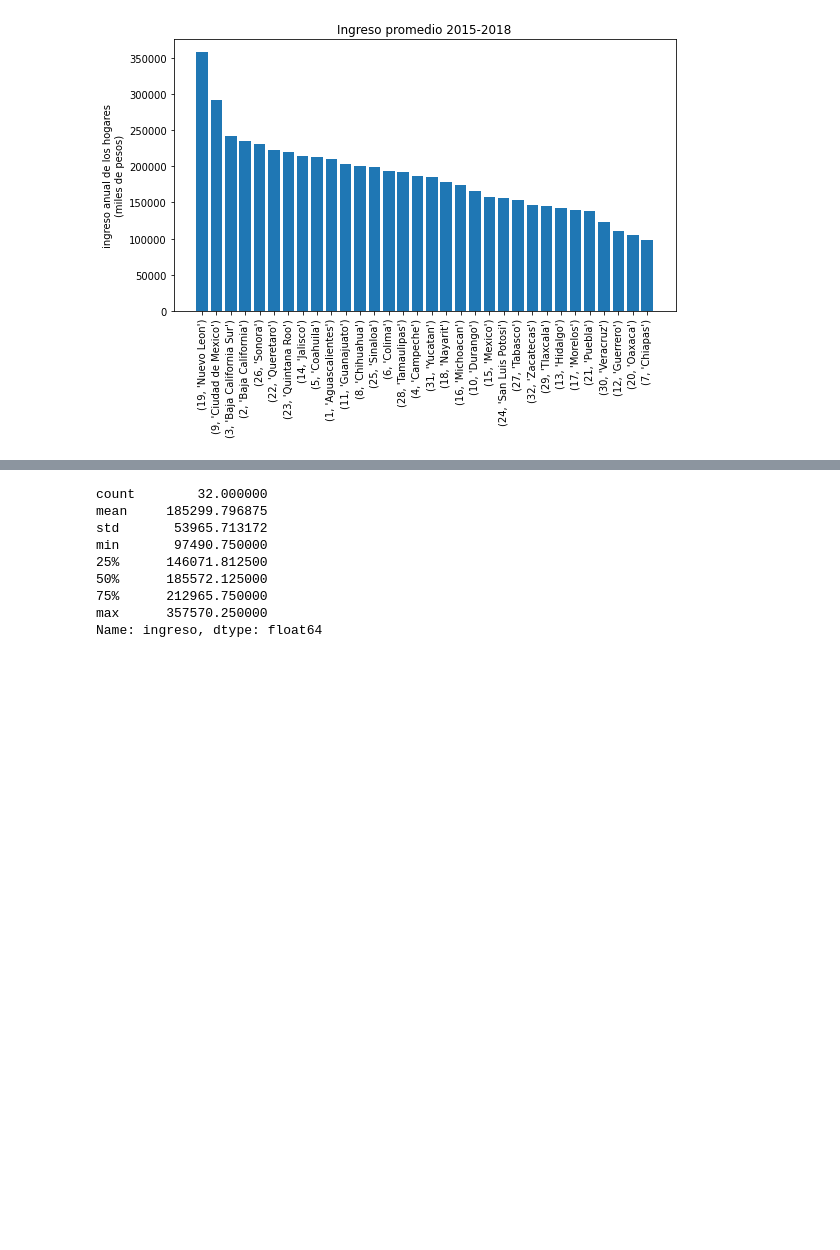
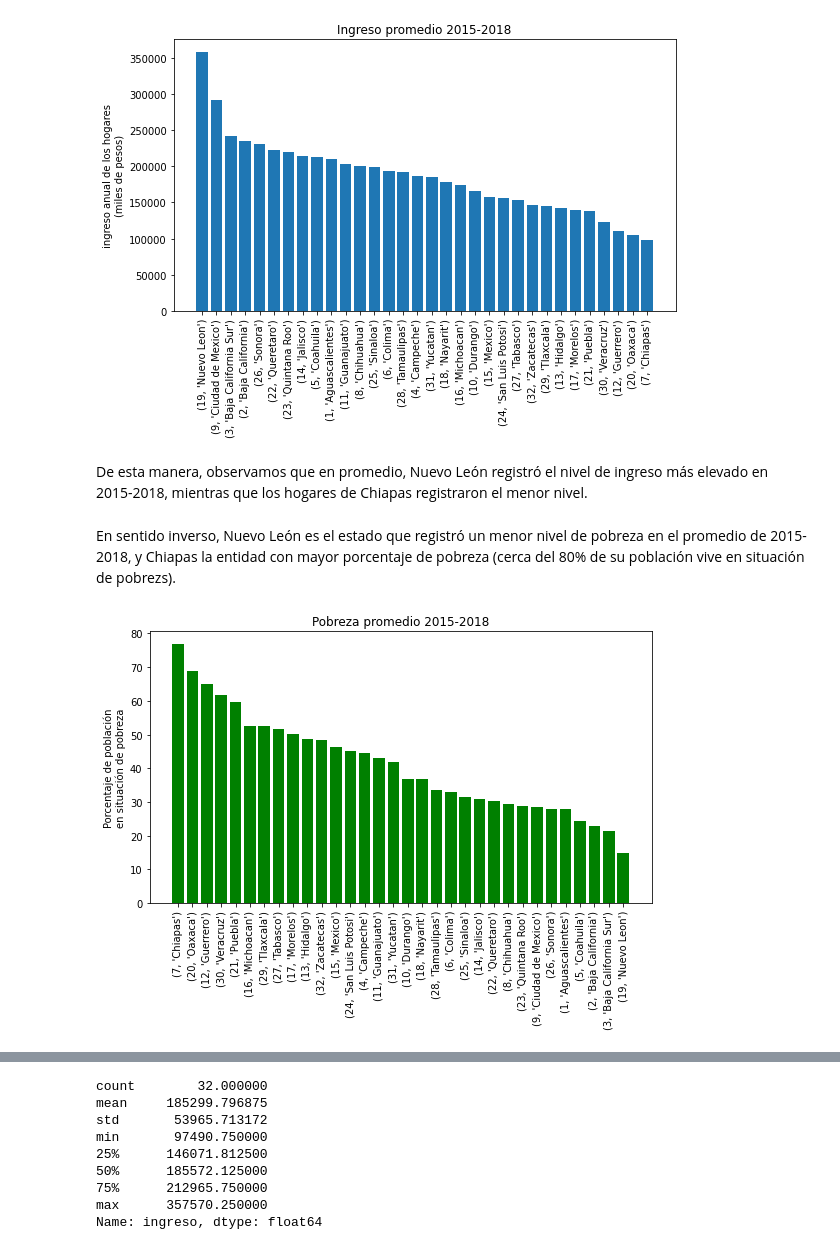
Before and after one commit to prope-2020-gh-classroom/practica-final-por-equipos-verano-2020-itam-JSOHE, a Jupyter notebook: cbautistap_wf.ipynb, the cells around one changed output, grey strips where cells are left out. Drawn from its saved outputs; the diff is of its cells as text; code cells hidden in the pictures; blank space fills up the shorter version.

```diff
--- a/cbautistap_wf.ipynb
+++ b/cbautistap_wf.ipynb
@@ -299,7 +301,20 @@ plt.title("Ingreso promedio 2015-2018")
 plt.show()
 # %% [output]
 [figure]
+# %% [markdown]
+De esta manera, observamos que en promedio, Nuevo León registró el nivel de ingreso más elevado en 2015-2018, mientras que los hogares de Chiapas registraron el menor nivel.
 # %%
 bdprom_ord_pob = bdprom.sort_values("pobreza",ascending=False)
 bdprom_ord_pob["nombre_ent"] = bdprom_ord_pob.index
 ypos=np.arange(len(bdprom_ord_pob))
+# %% [markdown]
+En sentido inverso, Nuevo León es el estado que registró un menor nivel de pobreza en el promedio de 2015-2018, y Chiapas la entidad con mayor porcentaje de pobreza (cerca del 80% de su población vive en situación de pobrezs).
+# %%
+plt.rcParams["figure.figsize"] = [9,5]
+plt.bar(ypos,bdprom_ord_pob["pobreza"],color="g")
+plt.xticks(ypos,bdprom_ord_pob["nombre_ent"],rotation=90)
+plt.ylabel("Porcentaje de población\nen situación de pobreza")
+plt.title("Pobreza promedio 2015-2018")
+plt.show()
+# %% [output]
+[figure, added]
```
Also changed, not shown: parts of 43 cells of this notebook.
